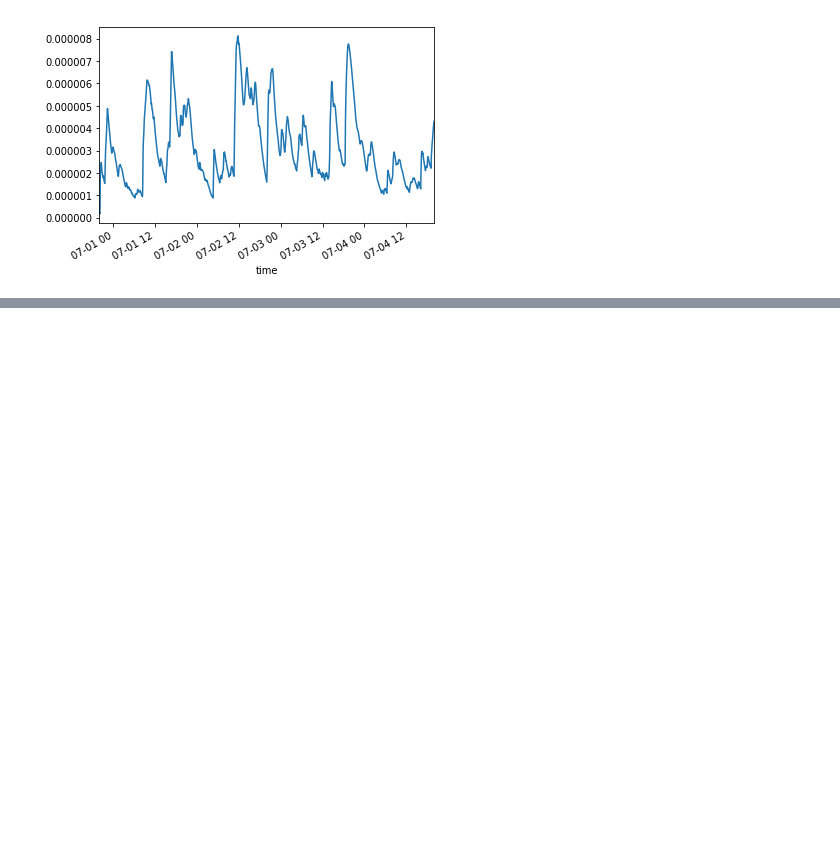
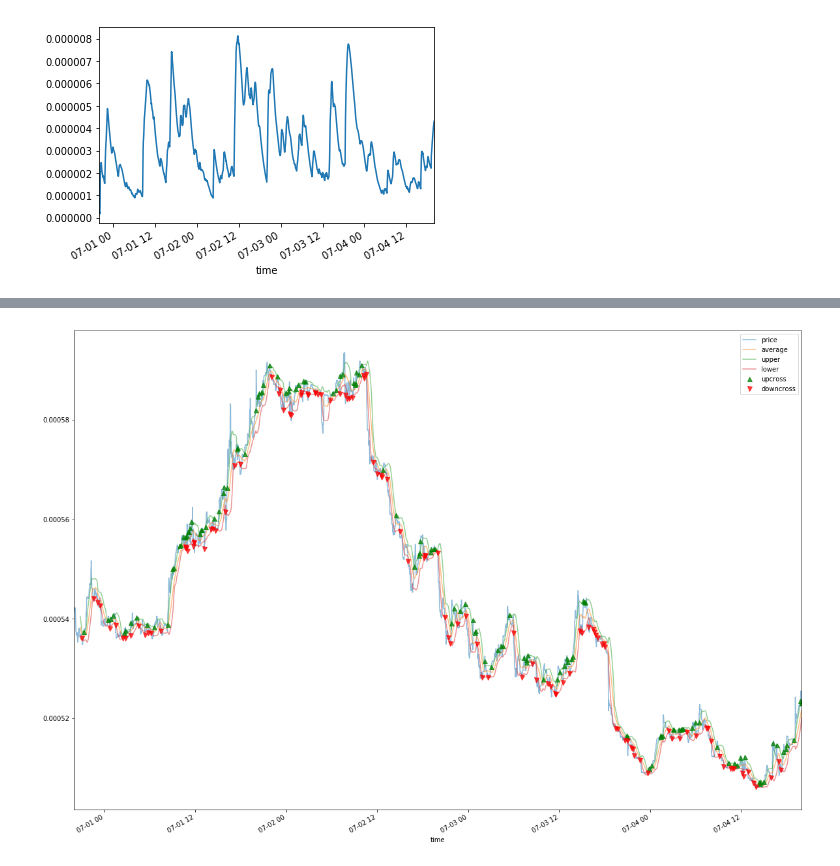
Before and after one commit to Dvisacker/backtrader, a Jupyter notebook: Labeling.ipynb, the cells around one changed output, grey strips where cells are left out. Drawn from its saved outputs; the diff is of its cells as text; code cells hidden in the pictures; blank space fills up the shorter version.

```diff
--- a/Labeling.ipynb
+++ b/Labeling.ipynb
@@ -189,0 +363,18 @@ Name: bin, dtype: int64
+# %%
+from sklearn.ensemble import RandomForestClassifier
+from sklearn.model_selection import train_test_split
+from sklearn.metrics import roc_curve, classification_report
+
+df = ma_strategy_events.dropna(subset=['label'])
+X = df.side.values.reshape(-1,1)
+y = df.label.values
+
+X_train, X_test, y_train, y_test = train_test_split(X, y, test_size=0.5, shuffle=False)
+n_estimator = 10000
+
+model = RandomForestClassifier(max_depth=2, n_estimators=n_estimator, criterion='entropy')
+model.fit(X_train, y_train)
+
+# The random forest model by itself
+y_pred = model.predict(X_test)
+print(classification_report(y_test, y_pred))
@@ -189,0 +392,61 @@ Name: bin, dtype: int64
+# %%
+def bollinger_bands(price, window=None, width=None, num_sd=None):
+    """
+    Returns average, upper band, and lower band
+    """
+    av = price.rolling(window).mean()
+    sd = price.rolling(window).std(ddof=0)
+    if width:
+        upper_band = av * (1 + width)
+        lower_band = av * (1 - width)
+
+    if num_sd:
+        upper_band = av + (sd * num_sd)
+        lower_band = av - (sd * num_sd)
+
+    return pd.DataFrame({
+        'price': price,
+        'average': av,
+        'upper': upper_band,
+        'lower': lower_band
+    })
+
+def compute_bollinger_bands_signals(df):
+    def get_up_cross(df, col):
+        # col is price column
+        crit1 = df[col].shift(1) < df.upper.shift(1)
+        crit2 = df[col] > df.upper
+        return df[col][(crit1) & (crit2)]
+
+    def get_down_cross(df, col):
+        # col is price column
+        crit1 = df[col].shift(1) > df.lower.shift(1)
+        crit2 = df[col] < df.lower
+        return df[col][(crit1) & (crit2)]
+
+    up = get_up_cross(df, 'price')
+    down = get_down_cross(df, 'price')
+    signals_up = pd.Series(1, index=up.index)
+    signals_down = pd.Series(-1, index=down.index)
+    signals = pd.concat([signals_up, signals_down]).sort_index()
+    return up, down, signals
+
+
+def plot_bollinger_bands(df):
+    """
+    """
+    up, down, _ = compute_bollinger_bands_signals(df)
+
+    f, ax = plt.subplots(figsize=(20,15))
+    df.plot(ax=ax, alpha=0.5)
+    up.plot(ax=ax, ls='', marker='^', markersize=7, alpha=0.75, label='upcross', color='g')
+    down.plot(ax=ax, ls='', marker='v', markersize=7, alpha=0.75, label='downcross', color='r')
+    ax.legend()
+
+
+
+bollinger_bands_df = bollinger_bands(close, window=50, num_sd=1)
+plot_bollinger_bands(bollinger_bands_df)
+_, _, signals = compute_bollinger_bands_signals(bollinger_bands_df)
+# %% [output]
+[figure, added]
```
Also changed, not shown: parts of 18 cells of this notebook.
